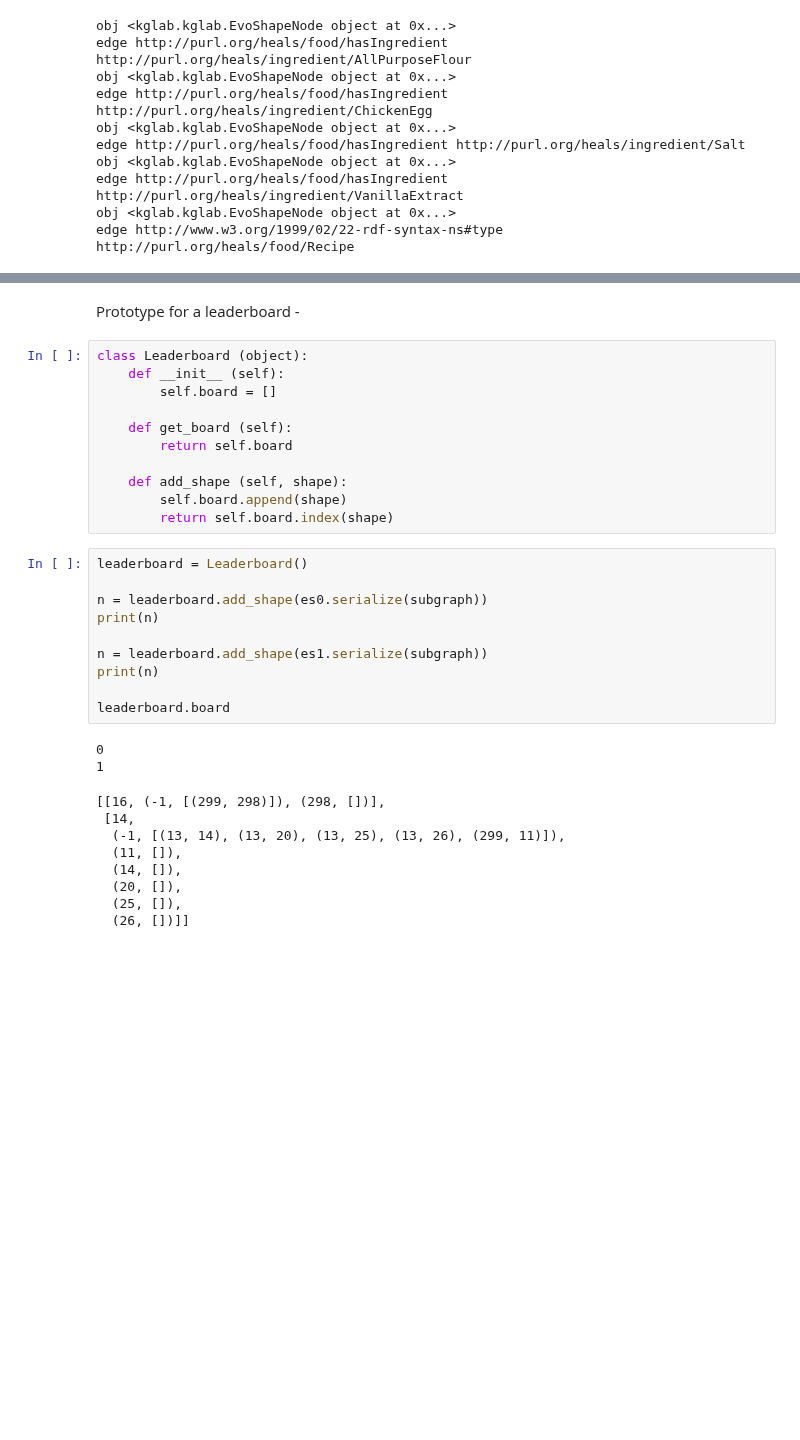
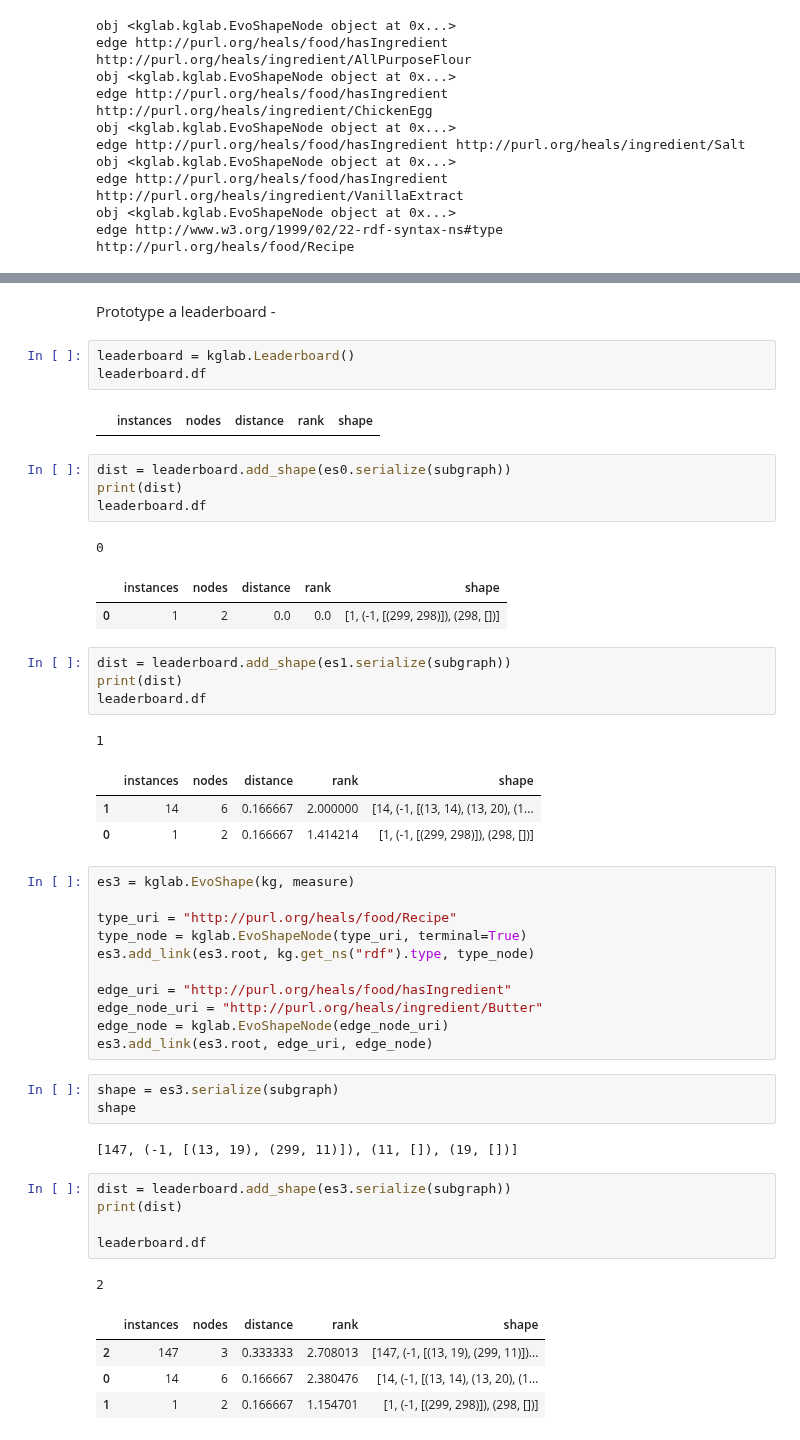
Before and after one commit to DerwenAI/kglab, a Jupyter notebook: entropy.ipynb, the cells around one changed output, grey strips where cells are left out. Saved outputs shown, nothing was run; the diff lists cells and outputs as text; blank space fills up the shorter version.

Commit message:
WIP #20 serialize/deserialize shape objects

```diff
--- a/entropy.ipynb
+++ b/entropy.ipynb
@@ -427,34 +429,51 @@ es2.get_sparql()
 # %% [markdown]
-Prototype for a leaderboard -
+Prototype a leaderboard -
-# %%
-class Leaderboard (object):
-    def __init__ (self):
-        self.board = []
-
-    def get_board (self):
-        return self.board
-
-    def add_shape (self, shape):
-        self.board.append(shape)
-        return self.board.index(shape)
+# %%
+leaderboard = kglab.Leaderboard()
+leaderboard.df
+# %% [output]
+|  | instances | nodes | distance | rank | shape |
 # %%
-leaderboard = Leaderboard()
-
-n = leaderboard.add_shape(es0.serialize(subgraph))
-print(n)
-
-n = leaderboard.add_shape(es1.serialize(subgraph))
-print(n)
-
-leaderboard.board
+dist = leaderboard.add_shape(es0.serialize(subgraph))
+print(dist)
+leaderboard.df
 # %% [output]
 0
-1
-[[16, (-1, [(299, 298)]), (298, [])],
- [14,
-  (-1, [(13, 14), (13, 20), (13, 25), (13, 26), (299, 11)]),
-  (11, []),
-  (14, []),
-  (20, []),
-  (25, []),
-  (26, [])]]
+|  | instances | nodes | distance | rank | shape |
+| 0 | 1 | 2 | 0.0 | 0.0 | [1, (-1, [(299, 298)]), (298, [])] |
+# %%
+dist = leaderboard.add_shape(es1.serialize(subgraph))
+print(dist)
+leaderboard.df
+# %% [output]
+1
+|  | instances | nodes | distance | rank | shape |
+| 1 | 14 | 6 | 0.166667 | 2.000000 | [14, (-1, [(13, 14), (13, 20), (1... |
+| 0 | 1 | 2 | 0.166667 | 1.414214 | [1, (-1, [(299, 298)]), (298, [])] |
+# %%
+es3 = kglab.EvoShape(kg, measure)
+
+type_uri = "http://purl.org/heals/food/Recipe"
+type_node = kglab.EvoShapeNode(type_uri, terminal=True)
+es3.add_link(es3.root, kg.get_ns("rdf").type, type_node)
+
+edge_uri = "http://purl.org/heals/food/hasIngredient"
+edge_node_uri = "http://purl.org/heals/ingredient/Butter"
+edge_node = kglab.EvoShapeNode(edge_node_uri)
+es3.add_link(es3.root, edge_uri, edge_node)
+# %%
+shape = es3.serialize(subgraph)
+shape
+# %% [output]
+[147, (-1, [(13, 19), (299, 11)]), (11, []), (19, [])]
+# %%
+dist = leaderboard.add_shape(es3.serialize(subgraph))
+print(dist)
+
+leaderboard.df
+# %% [output]
+2
+|  | instances | nodes | distance | rank | shape |
+| 2 | 147 | 3 | 0.333333 | 2.708013 | [147, (-1, [(13, 19), (299, 11)])... |
+| 0 | 14 | 6 | 0.166667 | 2.380476 | [14, (-1, [(13, 14), (13, 20), (1... |
+| 1 | 1 | 2 | 0.166667 | 1.154701 | [1, (-1, [(299, 298)]), (298, [])] |
```
Also changed, not shown: parts of 20 cells of this notebook, 2 other files.
